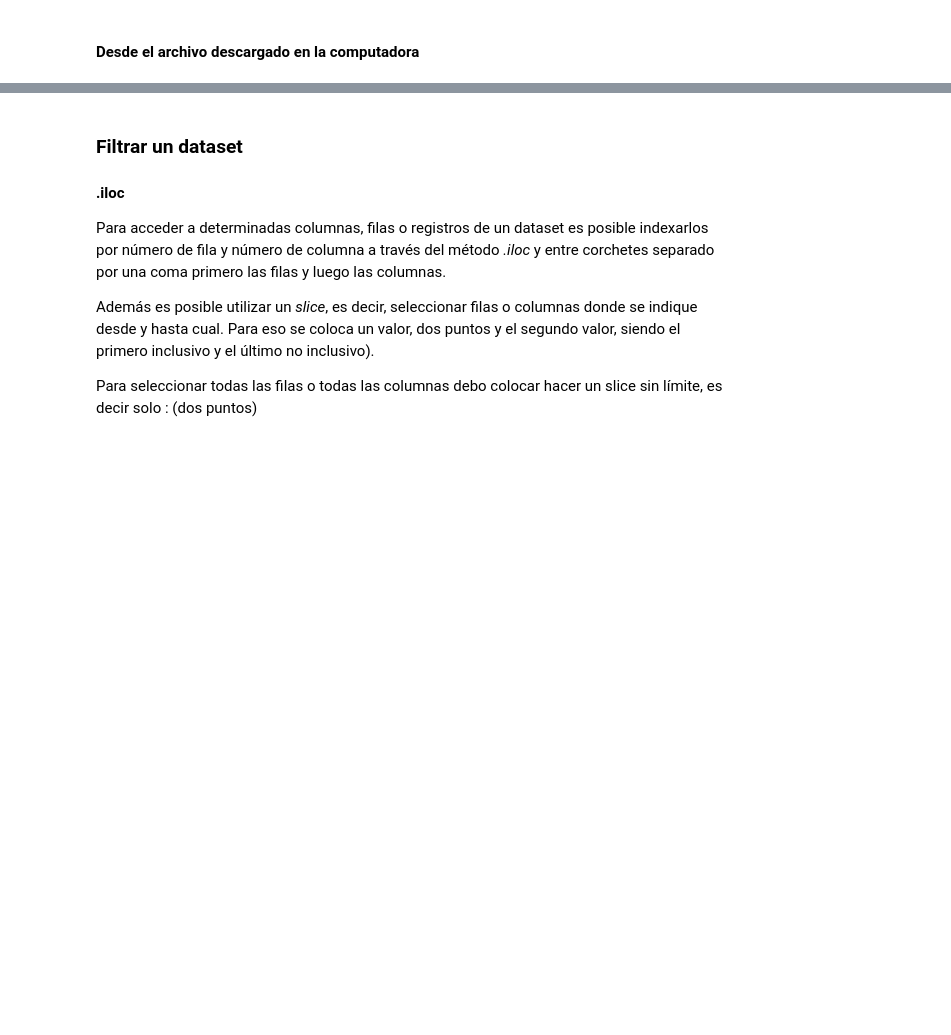
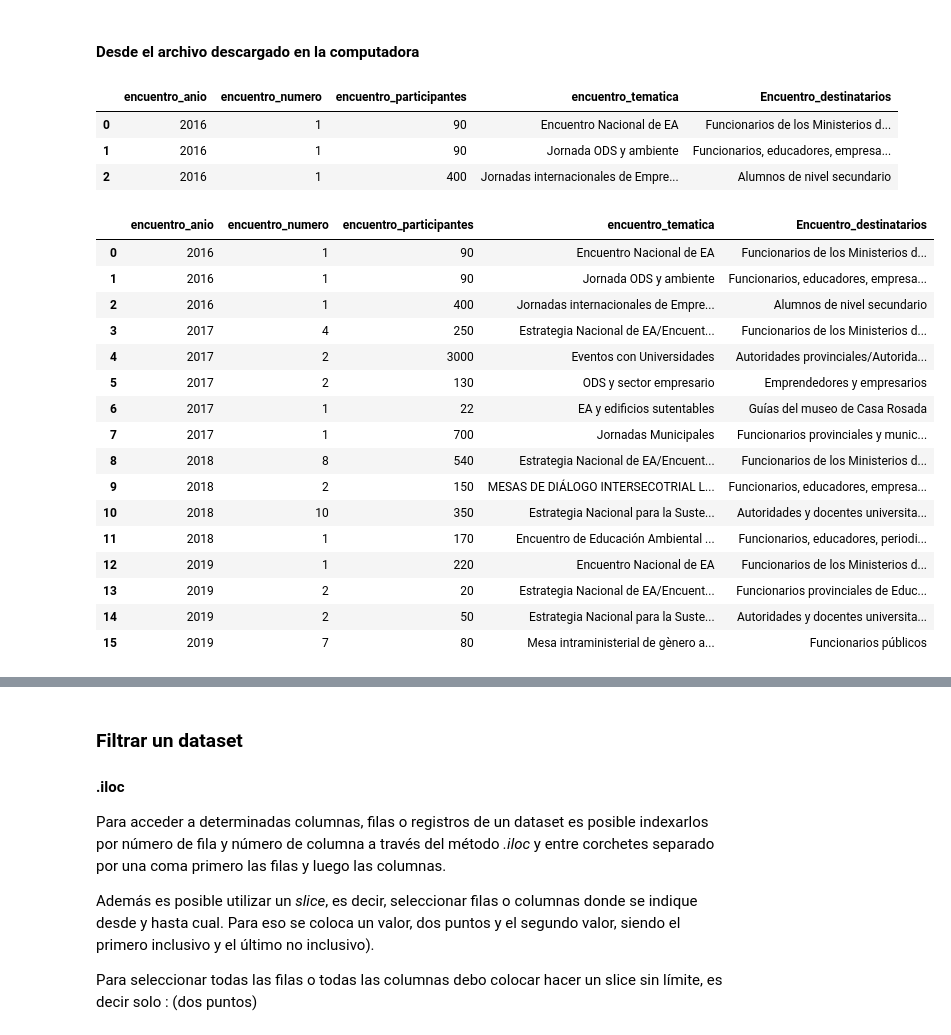
Before and after one commit to Osky205/cienciadedatos, a Jupyter notebook: m1/Encuentro 5/Pandas_ Filtrar y Visulizar.ipynb, the cells around one changed output, grey strips where cells are left out. Drawn from its saved outputs; the diff is of its cells as text; code cells hidden in the pictures; blank space fills up the shorter version.

```diff
--- a/m1/Encuentro 5/Pandas_ Filtrar y Visulizar.ipynb
+++ b/m1/Encuentro 5/Pandas_ Filtrar y Visulizar.ipynb
@@ -10,6 +10,31 @@ import pandas as pd
 # %% [markdown]
 #### Desde el archivo descargado en la computadora
 # %%
-data = pd.read_csv("encuentro-educacion-ambiental.csv", sep=";")
+data = pd.read_csv("encuentros.csv", sep=";")
 # %%
 data.head(3)
+# %% [output]
+|  | encuentro_anio | encuentro_numero | encuentro_participantes | encuentro_tematica | Encuentro_destinatarios |
+| 0 | 2016 | 1 | 90 | Encuentro Nacional de EA | Funcionarios de los Ministerios d... |
+| 1 | 2016 | 1 | 90 | Jornada ODS y ambiente | Funcionarios, educadores, empresa... |
+| 2 | 2016 | 1 | 400 | Jornadas internacionales de Empre... | Alumnos de nivel secundario |
+# %%
+data
+# %% [output]
+|  | encuentro_anio | encuentro_numero | encuentro_participantes | encuentro_tematica | Encuentro_destinatarios |
+| 0 | 2016 | 1 | 90 | Encuentro Nacional de EA | Funcionarios de los Ministerios d... |
+| 1 | 2016 | 1 | 90 | Jornada ODS y ambiente | Funcionarios, educadores, empresa... |
+| 2 | 2016 | 1 | 400 | Jornadas internacionales de Empre... | Alumnos de nivel secundario |
+| 3 | 2017 | 4 | 250 | Estrategia Nacional de EA/Encuent... | Funcionarios de los Ministerios d... |
+| 4 | 2017 | 2 | 3000 | Eventos con Universidades | Autoridades provinciales/Autorida... |
+| 5 | 2017 | 2 | 130 | ODS y sector empresario | Emprendedores y empresarios |
+| 6 | 2017 | 1 | 22 | EA y edificios sutentables | Guías del museo de Casa Rosada |
+| 7 | 2017 | 1 | 700 | Jornadas Municipales | Funcionarios provinciales y munic... |
+| 8 | 2018 | 8 | 540 | Estrategia Nacional de EA/Encuent... | Funcionarios de los Ministerios d... |
+| 9 | 2018 | 2 | 150 | MESAS DE DIÁLOGO INTERSECOTRIAL L... | Funcionarios, educadores, empresa... |
+| 10 | 2018 | 10 | 350 | Estrategia Nacional para la Suste... | Autoridades y docentes universita... |
+| 11 | 2018 | 1 | 170 | Encuentro de Educación Ambiental ... | Funcionarios, educadores, periodi... |
+| 12 | 2019 | 1 | 220 | Encuentro Nacional de EA | Funcionarios de los Ministerios d... |
+| 13 | 2019 | 2 | 20 | Estrategia Nacional de EA/Encuent... | Funcionarios provinciales de Educ... |
+| 14 | 2019 | 2 | 50 | Estrategia Nacional para la Suste... | Autoridades y docentes universita... |
+| 15 | 2019 | 7 | 80 | Mesa intraministerial de gènero a... | Funcionarios públicos |
```
Also changed, not shown: parts of 14 cells of this notebook, 2 other files.
